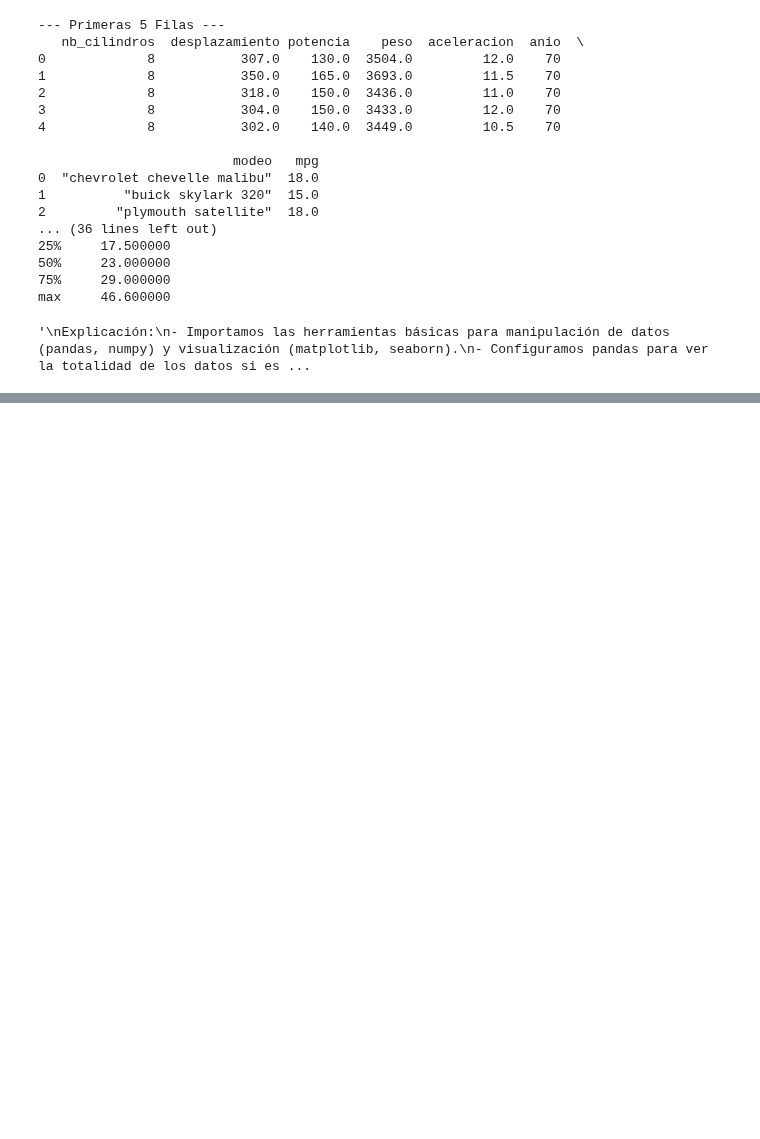
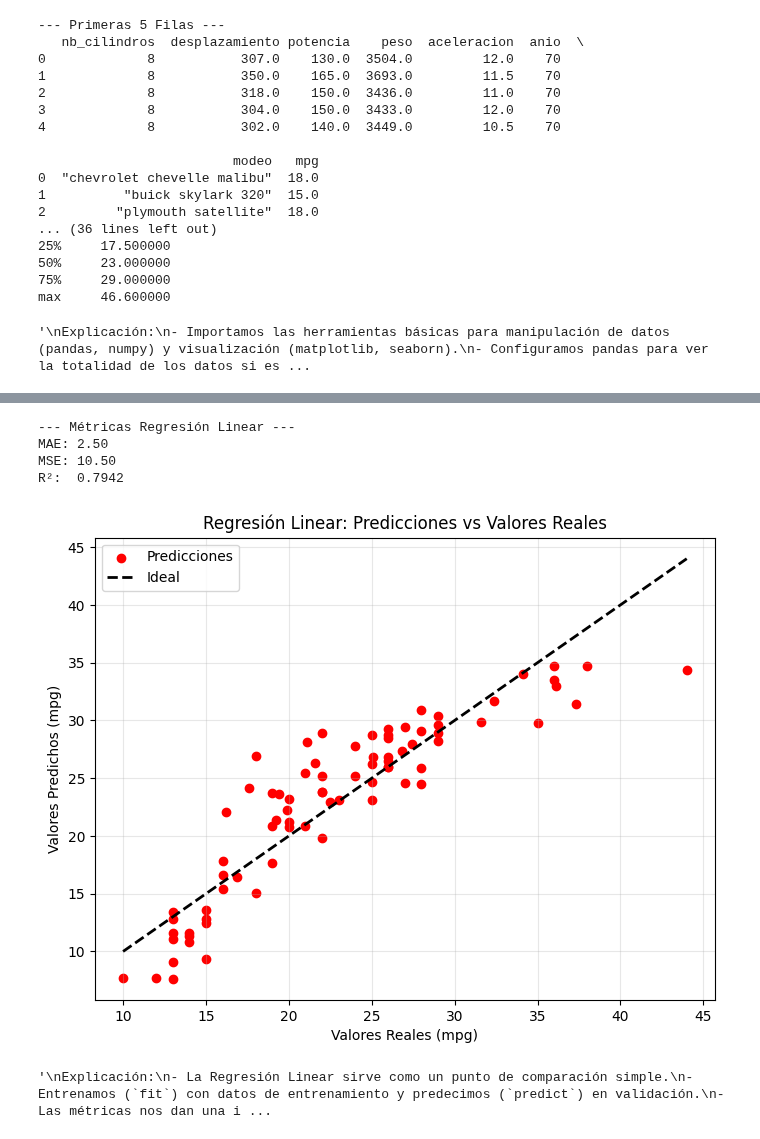
Before and after one commit to WSmithDR/espol-bootcamp-data_science, a Jupyter notebook: main.ipynb, the cells around one changed output, grey strips where cells are left out. Cells and saved outputs as stored; diff of their text form; code cells hidden in the pictures; blank space fills up the shorter version.

```diff
--- a/main.ipynb
+++ b/main.ipynb
@@ -129 +130,50 @@ y_val:   (80,)
 '\nExplicación:\n- Separamos las variables predictoras (features) de la variable que queremos predecir (mpg).\n- `train_test_split` es crucial para evaluar el modelo en datos que no ha visto durante e ...
+# %%
+from sklearn.linear_model import LinearRegression
+from sklearn.metrics import mean_absolute_error, mean_squared_error, r2_score
+
+# 1. Importar y crear modelo
+model_rl = LinearRegression()
+
+# 2. Entrenar modelo
+model_rl.fit(X_train, y_train)
+
+# 3. Realizar predicciones
+y_pred_rl = model_rl.predict(X_val)
+
+# 4. Calcular métricas
+mae_rl = mean_absolute_error(y_val, y_pred_rl)
+mse_rl = mean_squared_error(y_val, y_pred_rl)
+r2_rl = r2_score(y_val, y_pred_rl)
+
+print("--- Métricas Regresión Linear ---")
+print(f"MAE: {mae_rl:.2f}")
+print(f"MSE: {mse_rl:.2f}")
+print(f"R²:  {r2_rl:.4f}")
+
+# 5. Graficar Predicciones vs Reales
+plt.figure(figsize=(8, 6))
+plt.scatter(y_val, y_pred_rl, c='red', marker='o', label='Predicciones')
+# Línea ideal (y=x)
+plt.plot([y_val.min(), y_val.max()], [y_val.min(), y_val.max()], 'k--', lw=2, label='Ideal')
+plt.xlabel('Valores Reales (mpg)')
+plt.ylabel('Valores Predichos (mpg)')
+plt.title('Regresión Linear: Predicciones vs Valores Reales')
+plt.legend()
+plt.grid(True, alpha=0.3)
+plt.show()
+
+"""
+Explicación:
+- La Regresión Linear sirve como un punto de comparación simple.
+- Entrenamos (`fit`) con datos de entrenamiento y predecimos (`predict`) en validación.
+- Las métricas nos dan una idea del error promedio (MAE, MSE) y qué tan bien se ajusta el modelo (R²).
+- El gráfico ideal muestra los puntos sobre la línea diagonal (predicción = real).
+"""
+# %% [output]
+--- Métricas Regresión Linear ---
+MAE: 2.50
+MSE: 10.50
+R²:  0.7942
+[figure, added]
+'\nExplicación:\n- La Regresión Linear sirve como un punto de comparación simple.\n- Entrenamos (`fit`) con datos de entrenamiento y predecimos (`predict`) en validación.\n- Las métricas nos dan una i ...
```
Also changed, not shown: parts of 2 cells of this notebook.
